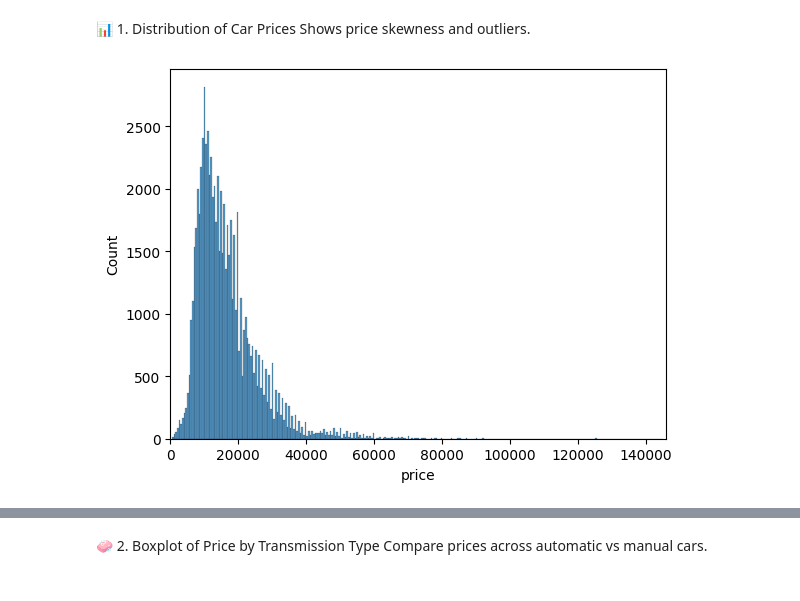
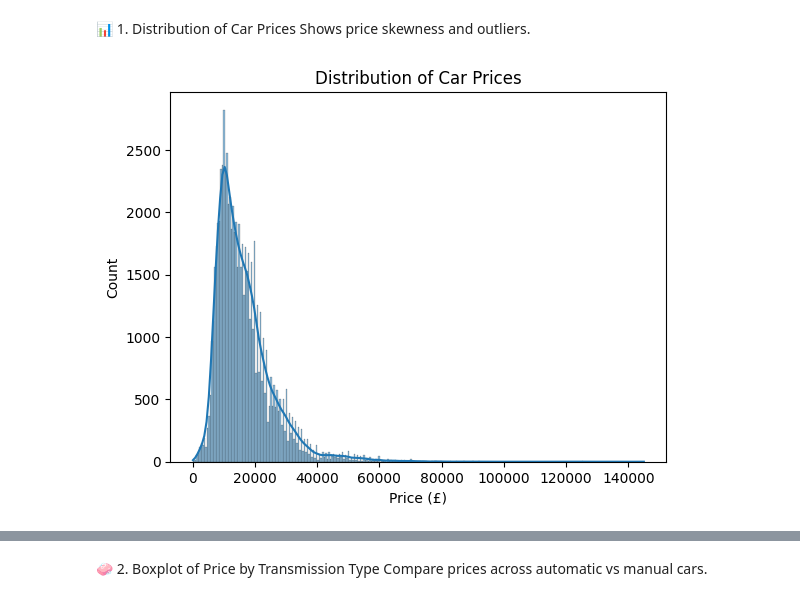
Before and after one commit to kovexison/Practica-AI, a Jupyter notebook: 01-ML-Regression/car_prices_regression.ipynb, the cells around one changed output, grey strips where cells are left out. Drawn from its saved outputs; the diff is of its cells as text; code cells hidden in the pictures.

```diff
--- a/01-ML-Regression/car_prices_regression.ipynb
+++ b/01-ML-Regression/car_prices_regression.ipynb
@@ -205,21 +205,15 @@ df
 📊 1. Distribution of Car Prices
 Shows price skewness and outliers.
 # %%
-
-
 import seaborn as sns
 import matplotlib.pyplot as plt
-import numpy as np
 
-# Generate sample data
-data = np.random.normal(loc=50, scale=10, size=1000)  # Normal distribution
-data = np.append(data, [150, 160, 170])  # Add outliers
-
-# Plot histogram
-sns.histplot(data=df, x="price")
-plt.xlim(0, df["price"].max() + 1000)  # extend range to include outlier
+sns.histplot(df['price'], bins="auto", kde=True)
+plt.title('Distribution of Car Prices')
+plt.xlabel('Price (£)')
+plt.ylabel('Count')
 plt.show()
 # %% [output]
-[figure, old version]
+[figure, new version]
 # %% [markdown]
 ####  TODO: Write some conclusions
```
Also changed, not shown: parts of 11 cells of this notebook.
